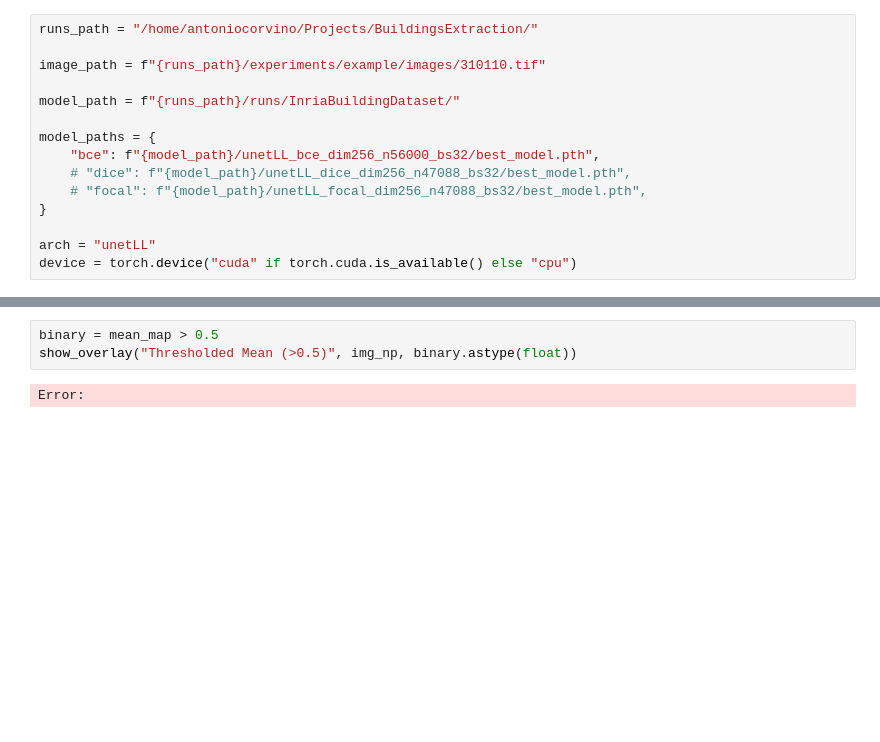
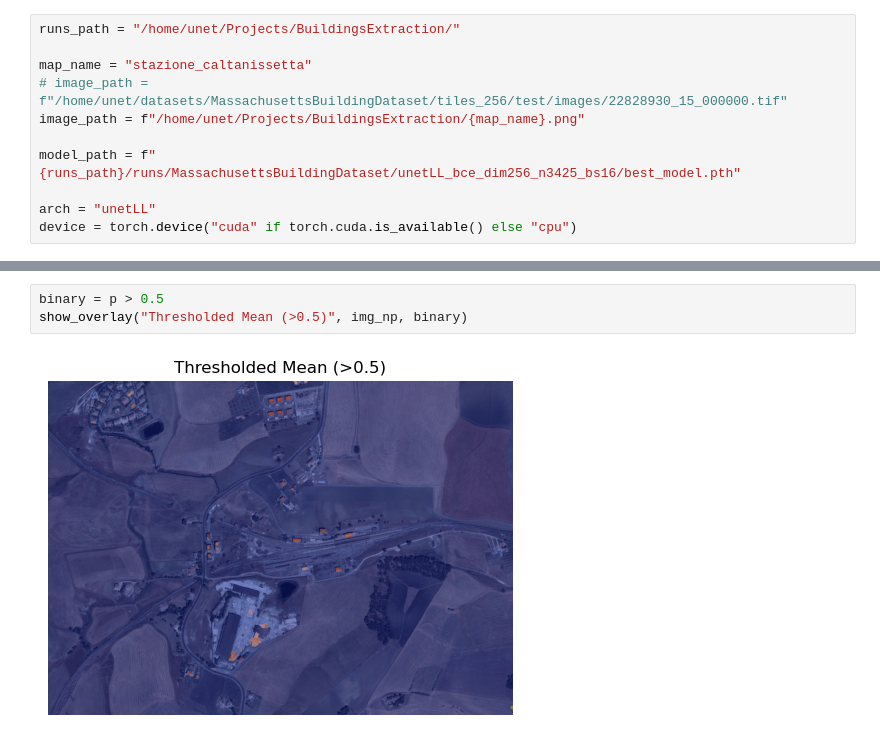
Before and after one commit to corvino1342/BuildingsExtraction, a Jupyter notebook: notebooks/infer_tile.ipynb, the cells around one changed output, grey strips where cells are left out. Cells and saved outputs as stored; diff of their text form; blank space fills up the shorter version.

```diff
--- a/notebooks/infer_tile.ipynb
+++ b/notebooks/infer_tile.ipynb
@@ -16,15 +89,11 @@ from src.models.factory import build_model
 # %%
-runs_path = "/home/antoniocorvino/Projects/BuildingsExtraction/"
+runs_path = "/home/unet/Projects/BuildingsExtraction/"
 
-image_path = f"{runs_path}/experiments/example/images/310110.tif"
+map_name = "stazione_caltanissetta"
+# image_path = f"/home/unet/datasets/MassachusettsBuildingDataset/tiles_256/test/images/22828930_15_000000.tif"
+image_path = f"/home/unet/Projects/BuildingsExtraction/{map_name}.png"
 
-model_path = f"{runs_path}/runs/InriaBuildingDataset/"
-
-model_paths = {
-    "bce": f"{model_path}/unetLL_bce_dim256_n56000_bs32/best_model.pth",
-    # "dice": f"{model_path}/unetLL_dice_dim256_n47088_bs32/best_model.pth",
-    # "focal": f"{model_path}/unetLL_focal_dim256_n47088_bs32/best_model.pth",
-}
+model_path = f"{runs_path}/runs/MassachusettsBuildingDataset/unetLL_bce_dim256_n3425_bs16/best_model.pth"
 
 arch = "unetLL"
 device = torch.device("cuda" if torch.cuda.is_available() else "cpu")
@@ -127,5 +132,5 @@ Error:
 # %%
-binary = mean_map > 0.5
-show_overlay("Thresholded Mean (>0.5)", img_np, binary.astype(float))
+binary = p > 0.5
+show_overlay("Thresholded Mean (>0.5)", img_np, binary)
 # %% [output]
-Error:
+[figure, added]
```
Also changed, not shown: parts of 12 cells of this notebook, 2 other files.
